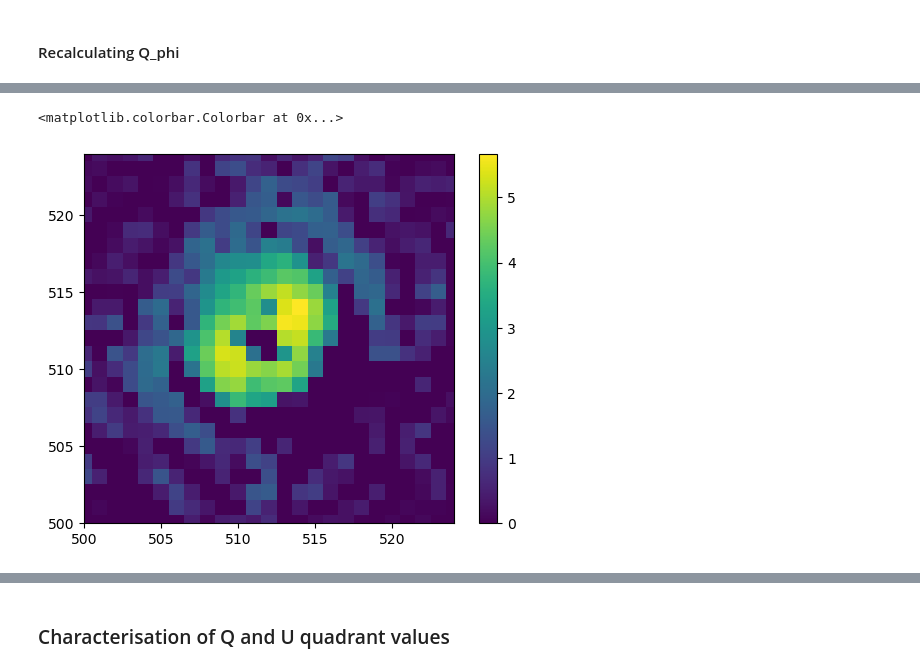
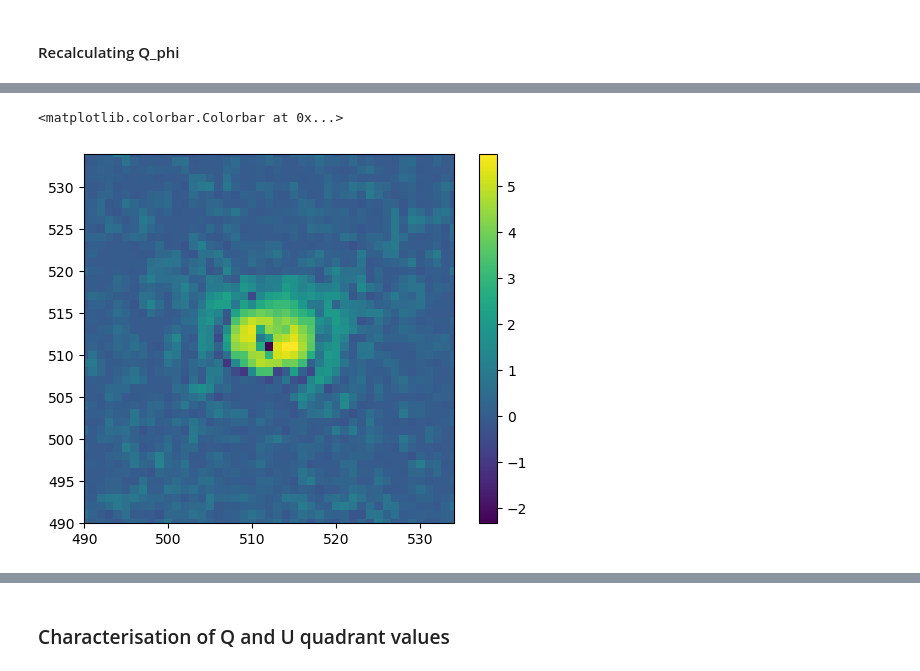
Before and after one commit to aksitadeo/spherediskanalysis, a Jupyter notebook: codes/main/st11.5_Both_HMS_Checks.ipynb, the cells around one changed output, grey strips where cells are left out. Cells and saved outputs as stored; diff of their text form; code cells hidden in the pictures.

```diff
--- a/codes/main/st11.5_Both_HMS_Checks.ipynb
+++ b/codes/main/st11.5_Both_HMS_Checks.ipynb
@@ -121,16 +125,38 @@ normlim=45
 # %%
 def rotatetodisk(dir, angle, stokes = 'Q_phi', band = 'I', lim = 110, verbose = True):
     '''
-    Input parameters
+    Rotates a given Stokes (Q_phi) parameter image to the disk coordinate system.
+
+    We use this to figure out the angle (omega) required to transform the Q and U from sky into disk coordinates. It loads a FITS image of a Stokes parameter (Q_phi), rotates it by a specified angle to align with the circumstellar disk's major and minor axes, and then plots and saves the result.
+
+    The omega is the angle at which the 'front' of the disk (i.e. brightest/closest) is located at the bottom
+
+    Definitions come from: https://www.aanda.org/articles/aa/pdf/2021/11/aa40405-21.pdf
+
+    Input parameters:
+    dir (str): The directory path where the FITS image is located.
+    angle (float): The rotation angle in degrees (omega in the paper).
+                   The image is rotated counter-clockwise.
+    stokes (str): The name of the Stokes parameter ('Q', 'U', or 'Q_phi').
+                  Used to form the filename.
+    band (str): The photometric band of the observation (e.g., 'I', 'V', 'H').
+                Used to form the filename.
+    lim (int): The half-width in pixels for the plotted image's x and y limits,
+               centered on the image center.
+    verbose (bool): If True, displays the plot on the screen.
+
+    Outputs:
+    rotated_stokes (arr): The rotated image data as a NumPy array.
     '''
-    # load data
+
+    # load FITS file data
     stokes_to_rotate = LoadImage(dir,f'{star}_{band}_{stokes}_corr_smearing_tel+unres+PSF_smear.fits')
-    # rotate image
+    # rotate image using omega
     rotated_stokes = rotate(stokes_to_rotate, angle, reshape=False)
 
-    # plot and save
+    # --- Plotting and saving the rotated image ---
     lim = lim                               # constricts the range of pixels
-    center = rotated_stokes.shape[0]/2      # calculates center of image, assuming star resides there
+    center = rotated_stokes.shape[0]/2      # calculates center of image, assuming star resides there + square array
 
     plt.imshow(np.arcsinh(rotated_stokes),vmin=-7, vmax=7)
     plt.axhline(y=center, color='white', linestyle='--', linewidth=1)
@@ -142,6 +168,8 @@ def rotatetodisk(dir, angle, stokes = 'Q_phi', band = 'I', lim = 110, verbose =
 
     plt.colorbar()
     plt.savefig(figfolder+f'/{star}_{stokes}_{band}_diskcoords.png',dpi=300)
+
+    # if true, then show us the plot. default is true.
     if verbose:
         plt.show()
 
@@ -158,7 +187,7 @@ UnboundLocalError: cannot access local variable 'fit' where it is not associated
 # %%
 if band[0] == 'H':
     omega_h = 144-90
-    q_phi_h = rotatetodisk(dirdat, omega_h, band='H', stokes='Q_phi',lim=30)
+    q_phi_h = rotatetodisk(dirdat+'IRDIS/', omega_h, band='H', stokes='Q_phi',lim=30)
 # %% [output]
 [figure]
 # %%
@@ -218,5 +269,5 @@ u_v = transformtodisk(dirdat, omega_v, band='V', stokes='U',lim=80)
 # %%
 if band[0] == 'H':
-    q_h = transformtodisk(dirdat, omega_h, band='H', stokes='Q',lim=30)
-    u_h = transformtodisk(dirdat, omega_h, band='H', stokes='U',lim=30)
+    q_h = transformtodisk(dirdat+'IRDIS/', omega_h, band='H', stokes='Q',lim=30)
+    u_h = transformtodisk(dirdat+'IRDIS/', omega_h, band='H', stokes='U',lim=30)
 # %% [output]
@@ -254,9 +286,9 @@ Q = q_h * np.cos(2 * omega_rad) - u_h * np.sin(2 * omega_rad)
 U = q_h * np.sin(2 * omega_rad) + u_h * np.cos(2 * omega_rad)
 # %%
 plt.imshow(np.arcsinh(Q))
-plt.xlim(500,524)
-plt.ylim(500,524)
+plt.xlim(500-10,524+10)
+plt.ylim(500-10,524+10)
 plt.colorbar()
 # %% [output]
 <matplotlib.colorbar.Colorbar at 0x...>
-[figure, old version]
+[figure, new version]
```
Also changed, not shown: parts of 54 cells of this notebook.
